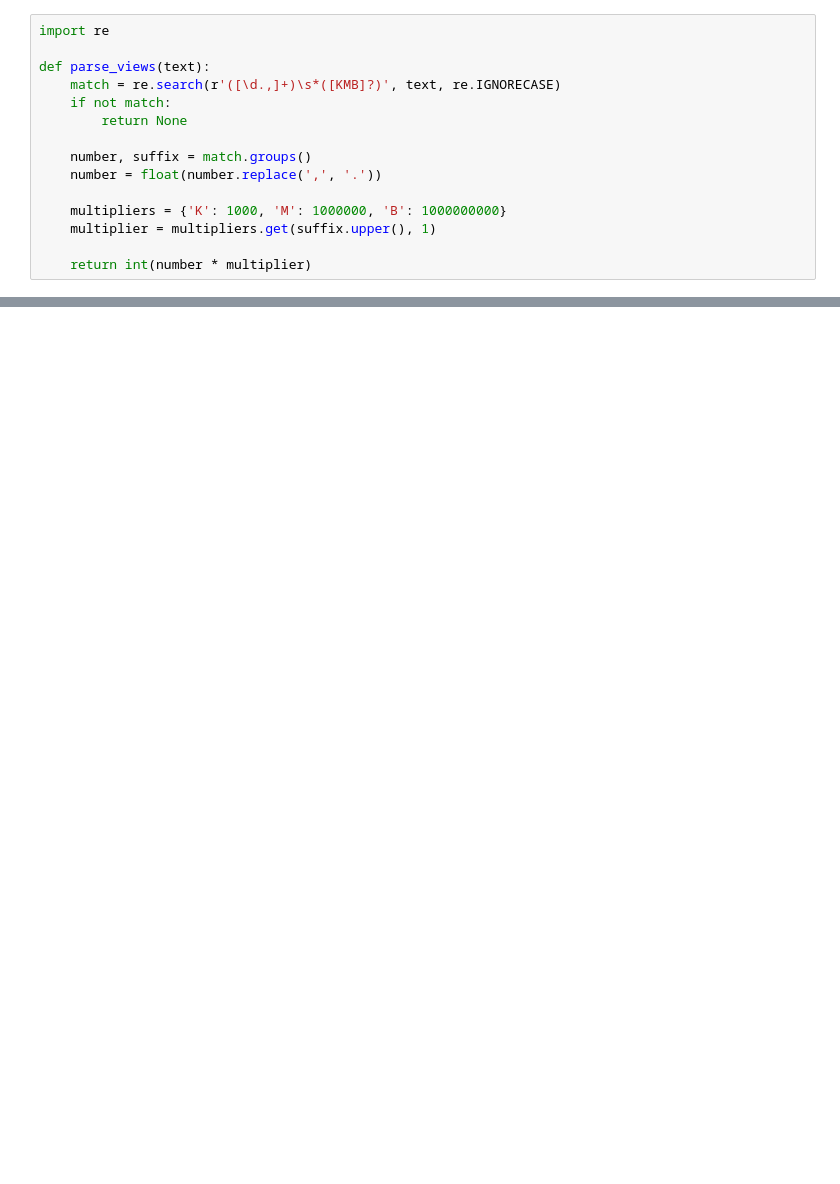
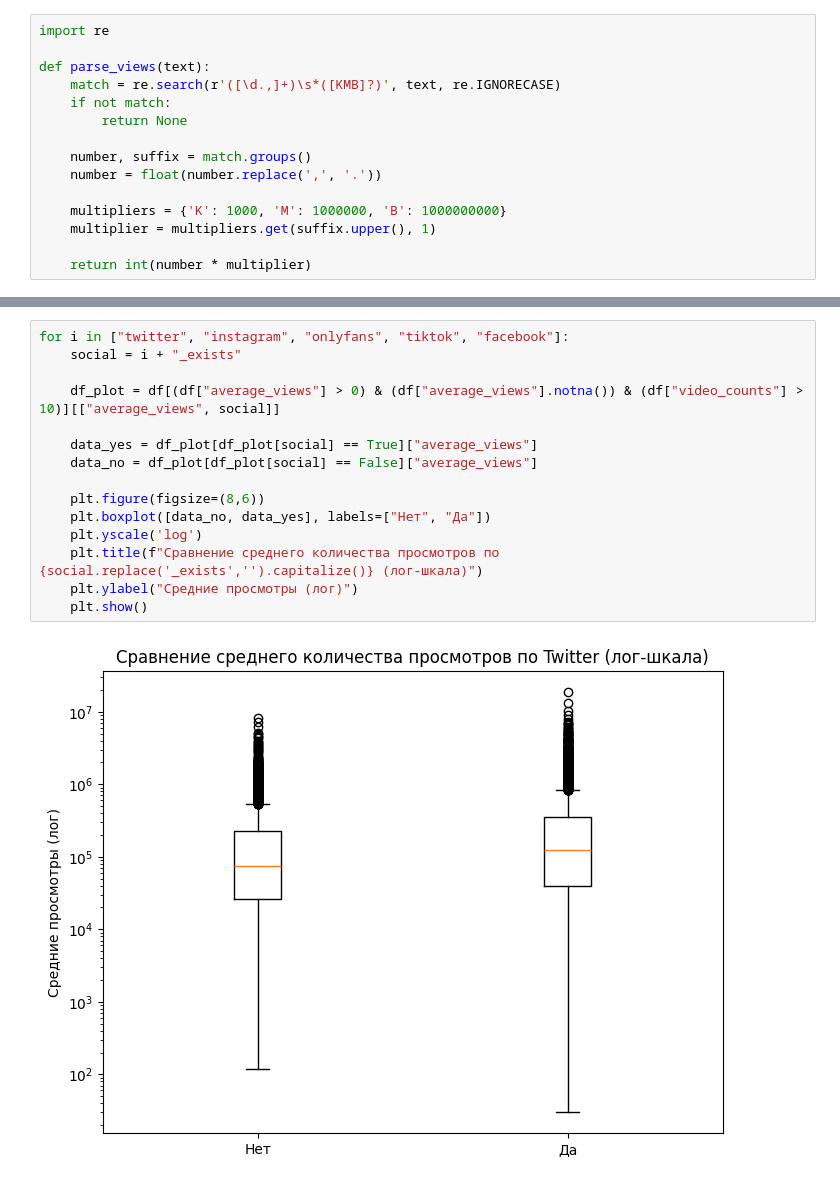
Before and after one commit to Peter-korn/Group-Project-2, a Jupyter notebook: EDA.ipynb, the cells around one changed output, grey strips where cells are left out. Drawn from its saved outputs; the diff is of its cells as text; blank space fills up the shorter version.

```diff
--- a/EDA.ipynb
+++ b/EDA.ipynb
@@ -69,0 +98,17 @@ print(sum(df["facebook_exists"]))
+# %%
+for i in ["twitter", "instagram", "onlyfans", "tiktok", "facebook"]:
+    social = i + "_exists"
+
+    df_plot = df[(df["average_views"] > 0) & (df["average_views"].notna()) & (df["video_counts"] > 10)][["average_views", social]]
+
+    data_yes = df_plot[df_plot[social] == True]["average_views"]
+    data_no = df_plot[df_plot[social] == False]["average_views"]
+
+    plt.figure(figsize=(8,6))
+    plt.boxplot([data_no, data_yes], labels=["Нет", "Да"])
+    plt.yscale('log')
+    plt.title(f"Сравнение среднего количества просмотров по {social.replace('_exists','').capitalize()} (лог-шкала)")
+    plt.ylabel("Средние просмотры (лог)")
+    plt.show()
+# %% [output]
+[figure, added]
```
Also changed, not shown: parts of 8 cells of this notebook.
